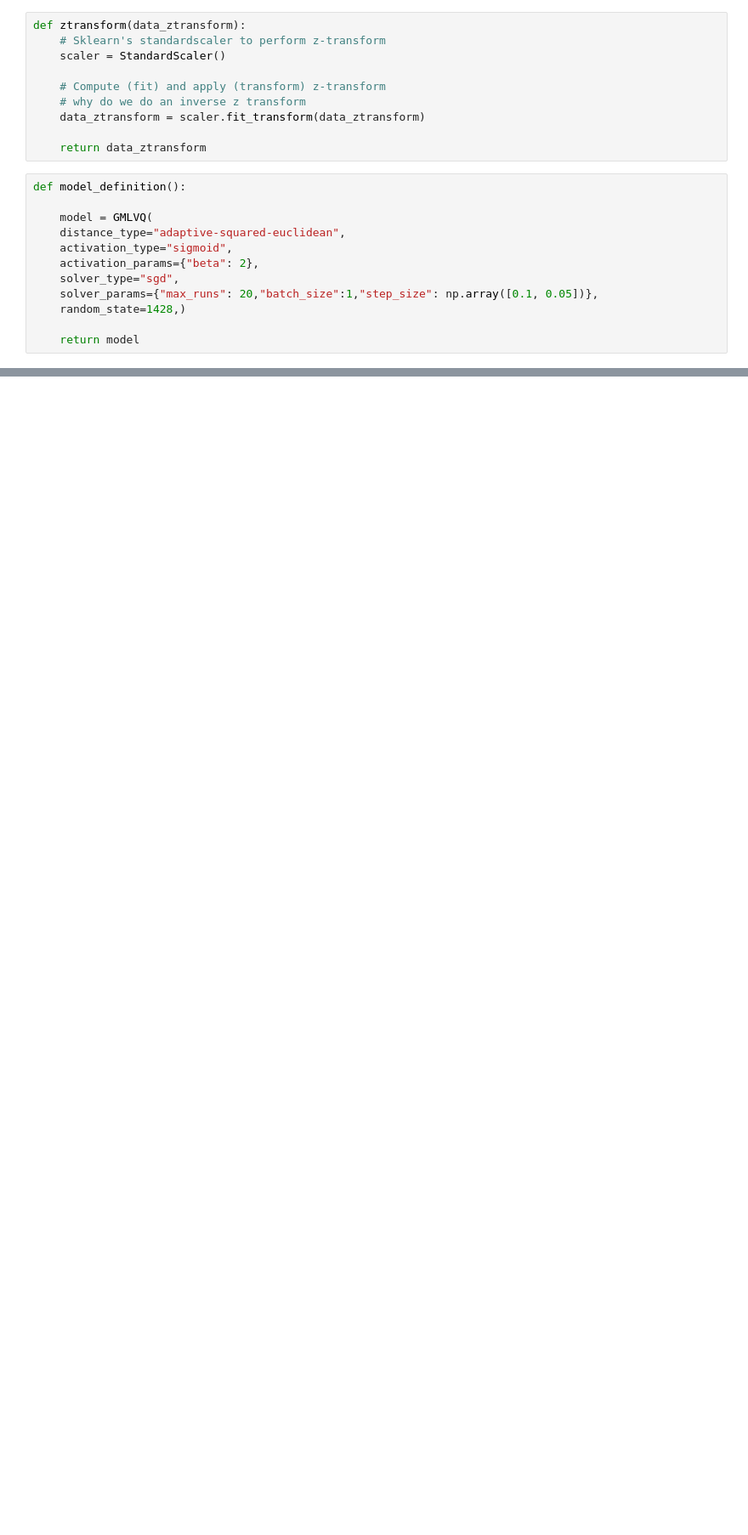
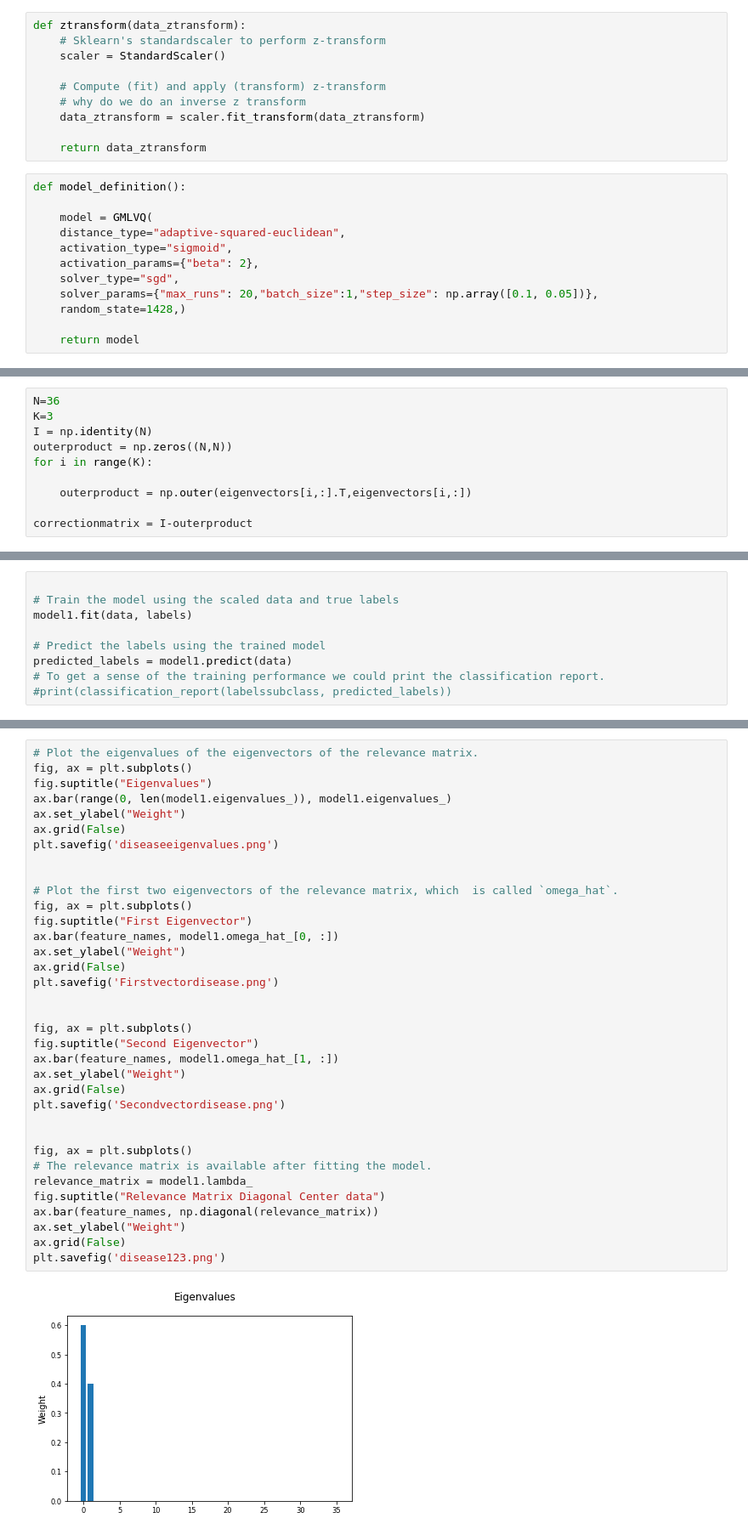
Before and after one commit to NehaBari/Masters-Thesis-2021, a Jupyter notebook: kfold.ipynb, the cells around one changed output, grey strips where cells are left out. Shown: that part at 85% size. Drawn from its saved outputs; the diff is of its cells as text; blank space fills up the shorter version.

```diff
--- a/kfold.ipynb
+++ b/kfold.ipynb
@@ -119,0 +262,10 @@ numpy.ndarray
+# %%
+N=36
+K=3
+I = np.identity(N)
+outerproduct = np.zeros((N,N))
+for i in range(K):
+
+    outerproduct = np.outer(eigenvectors[i,:].T,eigenvectors[i,:])
+
+correctionmatrix = I-outerproduct
@@ -119,0 +293,9 @@ numpy.ndarray
+# %%
+
+# Train the model using the scaled data and true labels
+model1.fit(data, labels)
+
+# Predict the labels using the trained model
+predicted_labels = model1.predict(data)
+# To get a sense of the training performance we could print the classification report.
+#print(classification_report(labelssubclass, predicted_labels))
@@ -119,0 +305,37 @@ numpy.ndarray
+# %%
+# Plot the eigenvalues of the eigenvectors of the relevance matrix.
+fig, ax = plt.subplots()
+fig.suptitle("Eigenvalues")
+ax.bar(range(0, len(model1.eigenvalues_)), model1.eigenvalues_)
+ax.set_ylabel("Weight")
+ax.grid(False)
+plt.savefig('diseaseeigenvalues.png')
+
+
+# Plot the first two eigenvectors of the relevance matrix, which  is called `omega_hat`.
+fig, ax = plt.subplots()
+fig.suptitle("First Eigenvector")
+ax.bar(feature_names, model1.omega_hat_[0, :])
+ax.set_ylabel("Weight")
+ax.grid(False)
+plt.savefig('Firstvectordisease.png')
+
+
+fig, ax = plt.subplots()
+fig.suptitle("Second Eigenvector")
+ax.bar(feature_names, model1.omega_hat_[1, :])
+ax.set_ylabel("Weight")
+ax.grid(False)
+plt.savefig('Secondvectordisease.png')
+
+
+fig, ax = plt.subplots()
+# The relevance matrix is available after fitting the model.
+relevance_matrix = model1.lambda_
+fig.suptitle("Relevance Matrix Diagonal Center data")
+ax.bar(feature_names, np.diagonal(relevance_matrix))
+ax.set_ylabel("Weight")
+ax.grid(False)
+plt.savefig('disease123.png')
+# %% [output]
+[figure, added]
```
Also changed, not shown: parts of 27 cells of this notebook.
